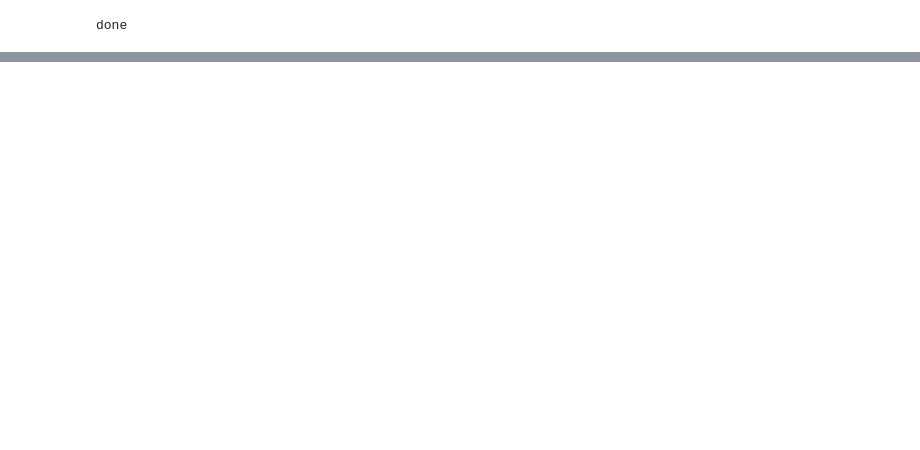
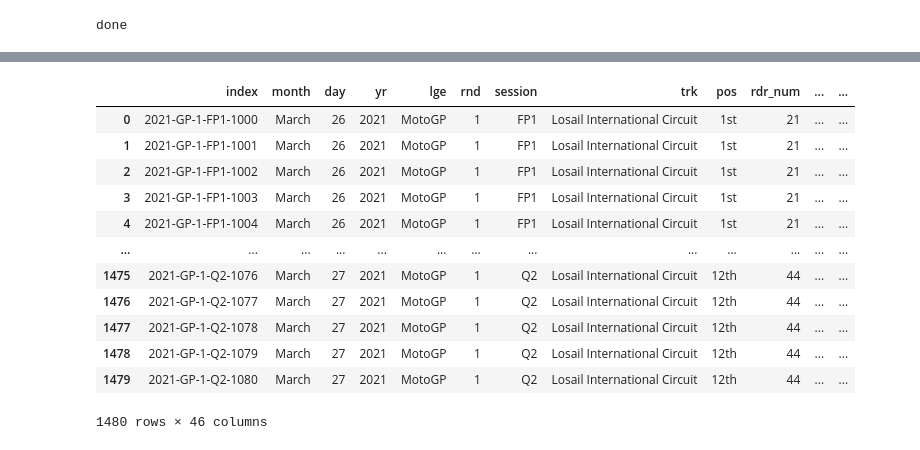
Before and after one commit to NealMaze/z-MotoGP-Analysis, a Jupyter notebook: E1_Analysis.ipynb, the cells around one changed output, grey strips where cells are left out. Saved outputs shown, nothing was run; the diff lists cells and outputs as text; code cells hidden in the pictures; blank space fills up the shorter version.

```diff
--- a/E1_Analysis.ipynb
+++ b/E1_Analysis.ipynb
@@ -1,10 +1,10 @@
 # %%
 import numpy as np
-import
-from jupyterHelpers import *
+from E2_AnalysisHelpers import *
 
 thisYr = "2021"
-rnds = ["15"]
+rnds = ["01", "02", "03", "04", "05", "06", "07", "08", "09", "10", "11", "12", "13", "14", "15", "16", "17", "18", "19",
+        "20", "21", "22", "23", "24", "25"]
 
 print("done")
 # %% [output]
@@ -44,0 +12,11 @@ frame.tail()
+# %%
+for yr in yrs[:1]:
+    for lge in lges[:1]:
+        for rnd in rnds[:1]:
+            preFile = getFiles(csvFinalDir, f"{yr}-{lge}-Rnd_{rnd}-PreRace.csv")[0]
+            resFile = getFiles(csvFinalDir, f"{yr}-{lge}-Rnd_{rnd}-Result.csv")[0]
+
+            preFrame = pd.read_csv(preFile)
+            resFrame = pd.read_csv(resFile)
+
+preFrame.head()
@@ -44,0 +31,27 @@ frame.tail()
+# %%
+bStrs = ["st", "nd", "rd", "th"]
+
+rdrFrame = resFrame[["rdr_num", "pos"]]
+rdrFrame = rdrFrame.drop_duplicates()
+
+for bStr in bStrs:
+    rdrFrame["pos"] = rdrFrame["pos"].map(lambda a: a.replace(bStr, ""))
+
+rdrFrame = rdrFrame.rename(columns = {"pos": "result"})
+nFrame = preFrame.join(rdrFrame.set_index("rdr_num"), on = "rdr_num")
+
+nFrame
+# %% [output]
+|  | index | month | day | yr | lge | rnd | session | trk | pos | rdr_num | ... | ... |
+| 0 | 2021-GP-1-FP1-1000 | March | 26 | 2021 | MotoGP | 1 | FP1 | Losail International Circuit | 1st | 21 | ... | ... |
+| 1 | 2021-GP-1-FP1-1001 | March | 26 | 2021 | MotoGP | 1 | FP1 | Losail International Circuit | 1st | 21 | ... | ... |
+| 2 | 2021-GP-1-FP1-1002 | March | 26 | 2021 | MotoGP | 1 | FP1 | Losail International Circuit | 1st | 21 | ... | ... |
+| 3 | 2021-GP-1-FP1-1003 | March | 26 | 2021 | MotoGP | 1 | FP1 | Losail International Circuit | 1st | 21 | ... | ... |
+| 4 | 2021-GP-1-FP1-1004 | March | 26 | 2021 | MotoGP | 1 | FP1 | Losail International Circuit | 1st | 21 | ... | ... |
+| ... | ... | ... | ... | ... | ... | ... | ... | ... | ... | ... | ... | ... |
+| 1475 | 2021-GP-1-Q2-1076 | March | 27 | 2021 | MotoGP | 1 | Q2 | Losail International Circuit | 12th | 44 | ... | ... |
+| 1476 | 2021-GP-1-Q2-1077 | March | 27 | 2021 | MotoGP | 1 | Q2 | Losail International Circuit | 12th | 44 | ... | ... |
+| 1477 | 2021-GP-1-Q2-1078 | March | 27 | 2021 | MotoGP | 1 | Q2 | Losail International Circuit | 12th | 44 | ... | ... |
+| 1478 | 2021-GP-1-Q2-1079 | March | 27 | 2021 | MotoGP | 1 | Q2 | Losail International Circuit | 12th | 44 | ... | ... |
+| 1479 | 2021-GP-1-Q2-1080 | March | 27 | 2021 | MotoGP | 1 | Q2 | Losail International Circuit | 12th | 44 | ... | ... |
+1480 rows × 46 columns
```
Also changed, not shown: parts of 6 cells of this notebook, 3 other files.
